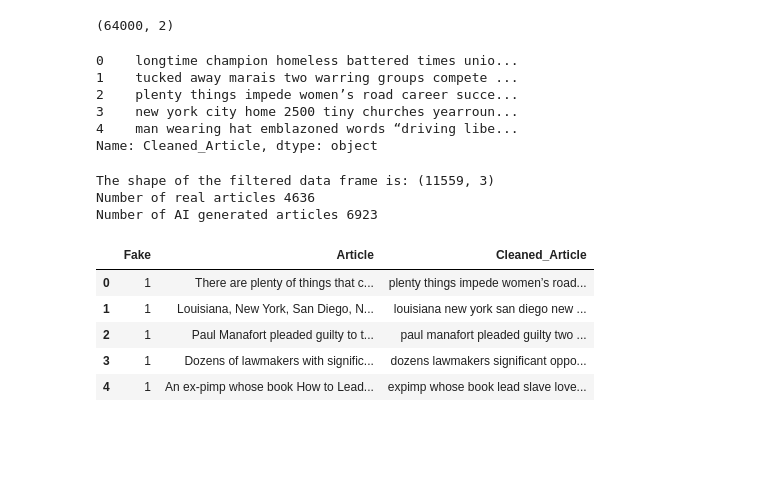
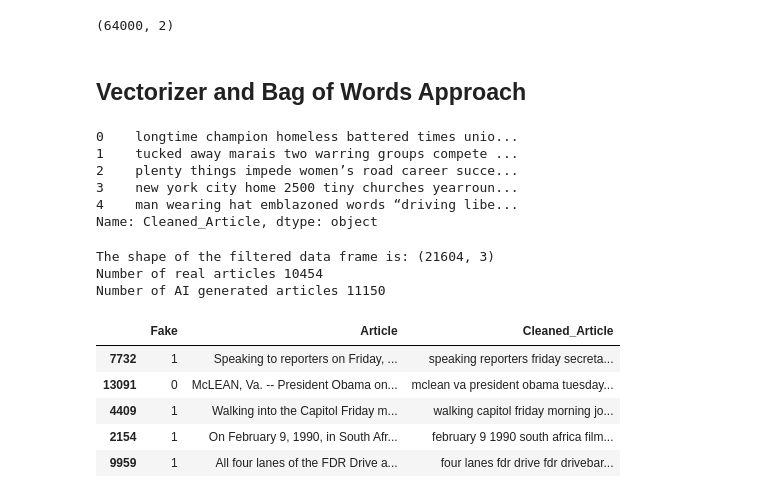
Before and after one commit to mekam790/ai4allc6g3, a Jupyter notebook: data_cleaning_ying.ipynb, the cells around one changed output. Saved outputs shown, nothing was run; the diff lists cells and outputs as text; code cells hidden in the pictures; blank space fills up the shorter version.

```diff
--- a/data_cleaning_ying.ipynb
+++ b/data_cleaning_ying.ipynb
@@ -38,6 +49,8 @@ news_df.head()
 news_df.shape
 # %% [output]
 (64000, 2)
+# %% [markdown]
+## Vectorizer and Bag of Words Approach
 # %%
 def text_preprocessing(text):
     """
@@ -67,7 +80,7 @@ Name: Cleaned_Article, dtype: object
 # %%
 # contains documentation: https://pandas.pydata.org/docs/reference/api/pandas.Series.str.contains.html
 # Filter to text that only includes the substring election, trump, biden, and harris
-filtered_df = news_df[news_df["Cleaned_Article"].str.contains("election|trump|biden|harris", case=False)]
+filtered_df = news_df[news_df["Cleaned_Article"].str.contains("election|trump|biden|harris|ballot|president|nomination|vote", case=False)]
 
 filtered_df.reset_index(drop=True, inplace=True)
 filtered_df.loc[filtered_df["Labels"] == "fake", "Labels"] = 1
@@ -77,18 +90,19 @@ filtered_df["Fake"] = filtered_df["Fake"].astype(int)
 # %%
 print(f'The shape of the filtered data frame is: {filtered_df.shape}')
 print (f"Number of real articles {filtered_df.shape[0] - sum(filtered_df['Fake'])}")
 print (f"Number of AI generated articles {sum(filtered_df['Fake'])}")
+filtered_df = filtered_df.sample(n = 3000)
 filtered_df.iloc[:5,:]
 # %% [output]
-The shape of the filtered data frame is: (11559, 3)
-Number of real articles 4636
-Number of AI generated articles 6923
+The shape of the filtered data frame is: (21604, 3)
+Number of real articles 10454
+Number of AI generated articles 11150
 |  | Fake | Article | Cleaned_Article |
-| 0 | 1 | There are plenty of things that c... | plenty things impede women’s road... |
-| 1 | 1 | Louisiana, New York, San Diego, N... | louisiana new york san diego new ... |
-| 2 | 1 | Paul Manafort pleaded guilty to t... | paul manafort pleaded guilty two ... |
-| 3 | 1 | Dozens of lawmakers with signific... | dozens lawmakers significant oppo... |
-| 4 | 1 | An ex-pimp whose book How to Lead... | expimp whose book lead slave love... |
+| 7732 | 1 | Speaking to reporters on Friday, ... | speaking reporters friday secreta... |
+| 13091 | 0 | McLEAN, Va. -- President Obama on... | mclean va president obama tuesday... |
+| 4409 | 1 | Walking into the Capitol Friday m... | walking capitol friday morning jo... |
+| 2154 | 1 | On February 9, 1990, in South Afr... | february 9 1990 south africa film... |
+| 9959 | 1 | All four lanes of the FDR Drive a... | four lanes fdr drive fdr drivebar... |
 # %%
 count_vectorizer = CountVectorizer()
 bag_words = count_vectorizer.fit_transform(filtered_df['Cleaned_Article'])
```
Also changed, not shown: parts of 12 cells of this notebook.
